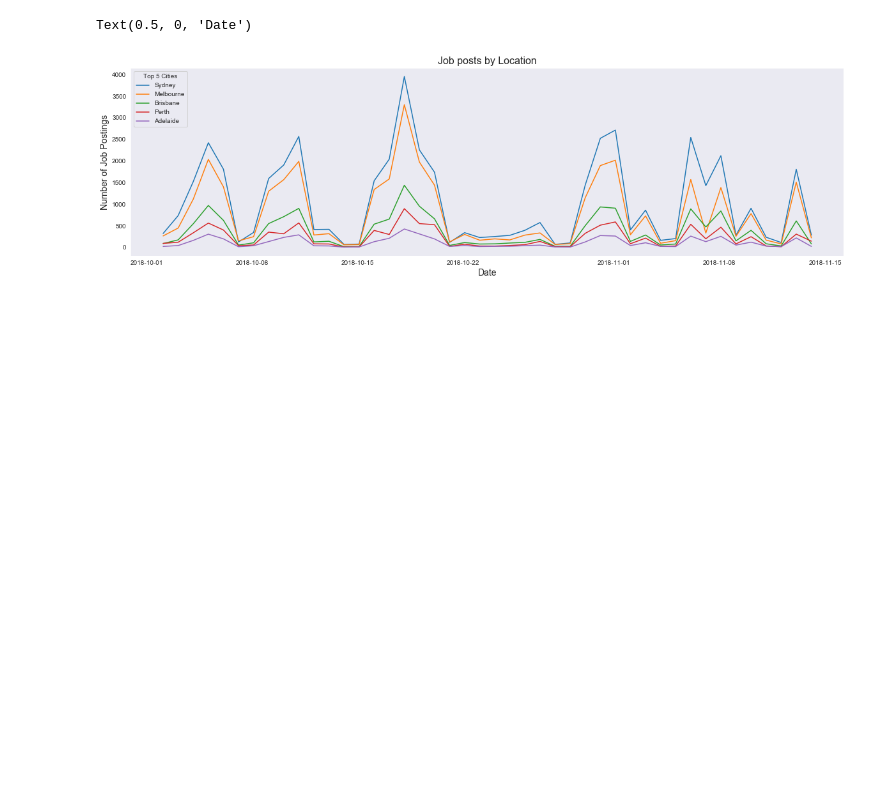
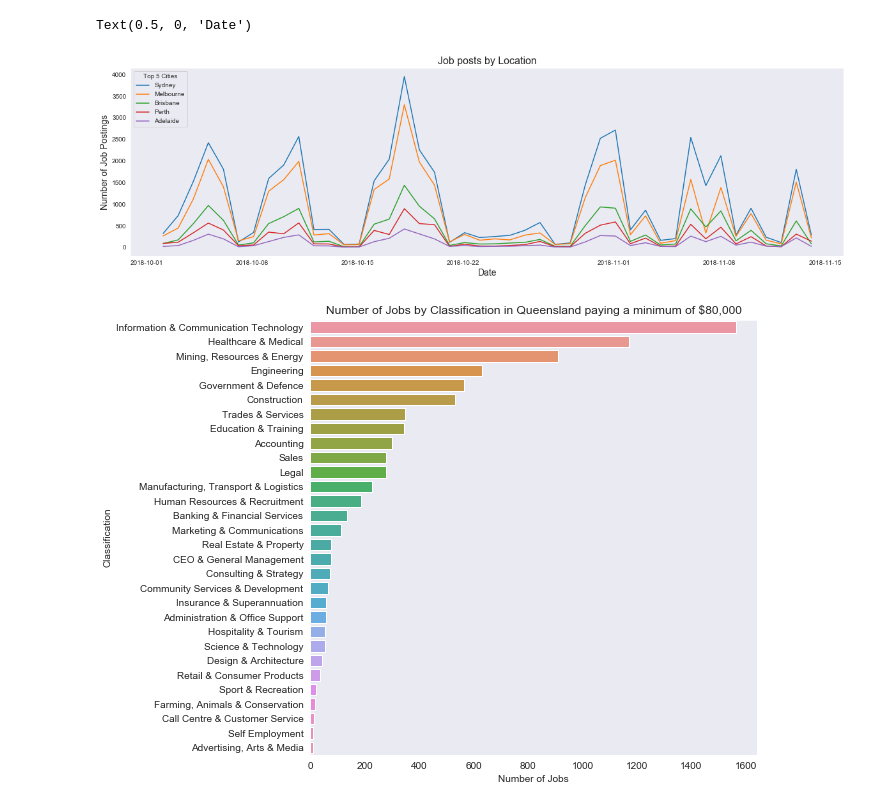
Before and after one commit to susana-p/Shared_Group_File_A3, a Jupyter notebook: Ceaira_s2161226/Assignment 2 - Ceaira.ipynb, the cells around one changed output. Cells and saved outputs as stored; diff of their text form; code cells hidden in the pictures; blank space fills up the shorter version.

Commit message:
Updated to include Section 2, Scenario 1
Updated to include Section 2, Scenario 1

```diff
--- a/Ceaira_s2161226/Assignment 2 - Ceaira.ipynb
+++ b/Ceaira_s2161226/Assignment 2 - Ceaira.ipynb
@@ -574,3 +574,17 @@ plt.xlabel('Date',fontsize=14)
 # %% [output]
 Text(0.5, 0, 'Date')
 [figure]
+# %%
+#Section 2, Scenario 1
+#Find QLD locations and within QLD locations filter to jobs paying at least $80,000 to find sector Tom should study
+df_QLD = df[(df['Location'].isna()==False) & (df['Location'].isin(['Brisbane', 'Mackay & Coalfields', 'Sunshine Coast', 'Gold Coast', 'Hervey Bay & Fraser Coast', 'Toowoomba & Darling Downs', 'Cairns & Far North', 'Northern QLD', 'Rockhampton & Capricorn Coast', 'Gladstone & Central QLD', 'Somerset & Lockyer', 'Western QLD', 'Bundaberg & Wide Bay Burnett']).astype(int))]
+df_atleast80kinQLD = df_QLD[(df_QLD['LowestSalary'].fillna("")>= 80.0)]
+df_atleast80kinQLD['Classification'].value_counts()
+
+plt.figure(figsize=(8,8))
+sns.countplot(y='Classification',data=df_atleast80kinQLD,order=df_atleast80kinQLD.Classification.value_counts().index)
+plt.title('Number of Jobs by Classification in Queensland paying a minimum of $80,000')
+plt.xlabel('Number of Jobs')
+plt.show()
+# %% [output]
+[figure, added]
```
Also changed, not shown: parts of 11 cells of this notebook.
